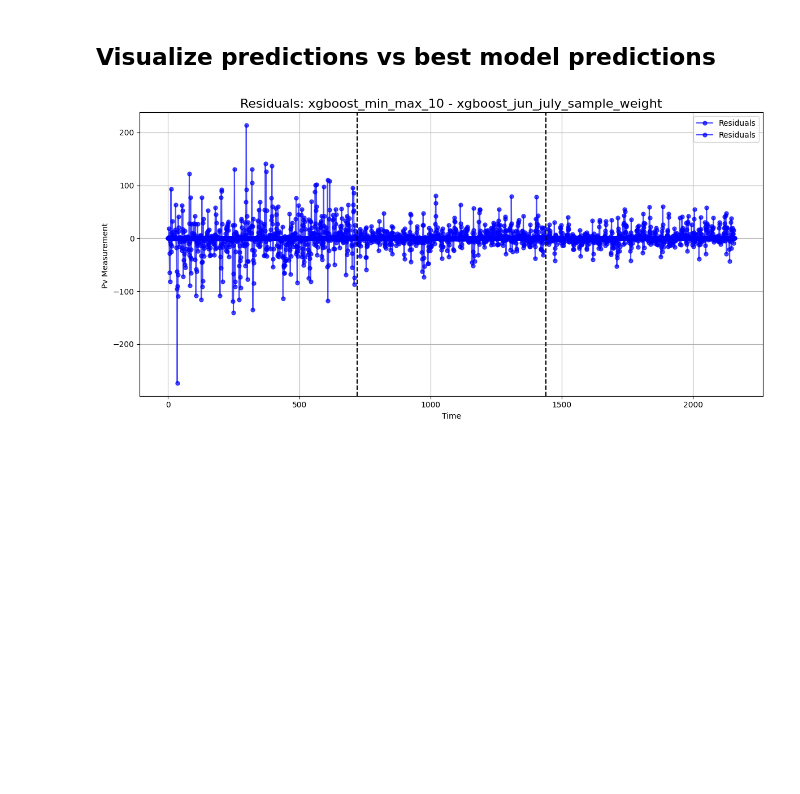
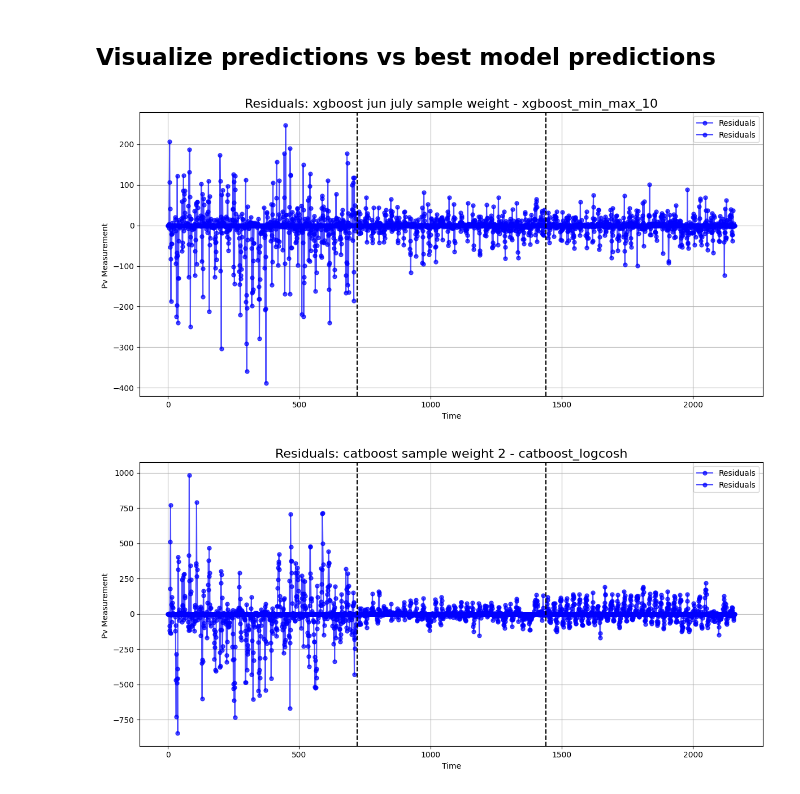
Before and after one commit to SverreNystad/power-predictor, a Jupyter notebook: stacking.ipynb, the cells around one changed output. Cells and saved outputs as stored; diff of their text form; code cells hidden in the pictures; blank space fills up the shorter version.

```diff
--- a/stacking.ipynb
+++ b/stacking.ipynb
@@ -554,16 +464,19 @@ hour: 11, min_value_a: 0.0, max_value_a: 5651.8, min_value_b: -0.0, max_value_b:
 # %%
 from src.visualization.plotting import plot_residual_predictions
 # plot_residual_predictions("stack + 149", submission_name)
-# plot_residual_predictions("xgboost jun july sample weight", "xgboost validering")
+plot_residual_predictions("xgboost jun july sample weight", "xgboost_min_max_10")
 # plot_residual_predictions("stacking test1", "xgboost_min_max_10")
 # plot_residual_predictions("stacking test1", "catboost_2")
 # plot_residual_predictions("xgboost_min_max_10", "catboost_2")
 # plot_residual_predictions("xgboost_min_max_10", "ny_catboost_3_modeller_5")
 # plot_residual_predictions("catboost_2", "ny_catboost_3_modeller_5")
-plot_residual_predictions("xgboost_min_max_10", "xgboost_jun_july_sample_weight")
+
+# plot_residual_predictions("04 xgboost 149 033 stack 150 027 cat150", "catboost_logcosh")
+plot_residual_predictions("catboost sample weight 2", "catboost_logcosh")
 
 
 
 # plot_residual_predictions("stack  149 avg", "average xg cat stack")
 # %% [output]
-[figure, old version]
+[figure, new version]
+[figure, added]
```
Also changed, not shown: parts of 14 cells of this notebook.
